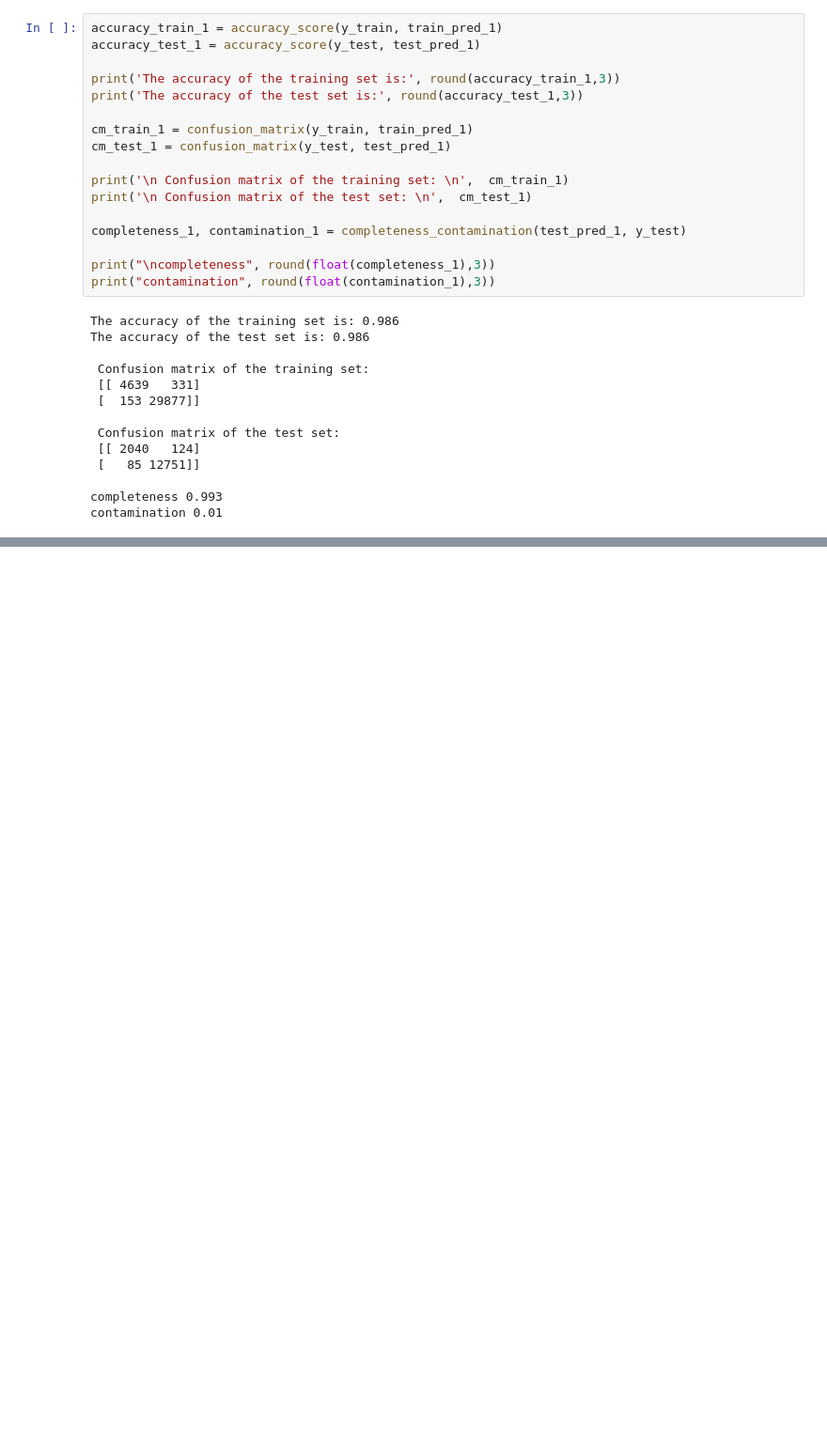
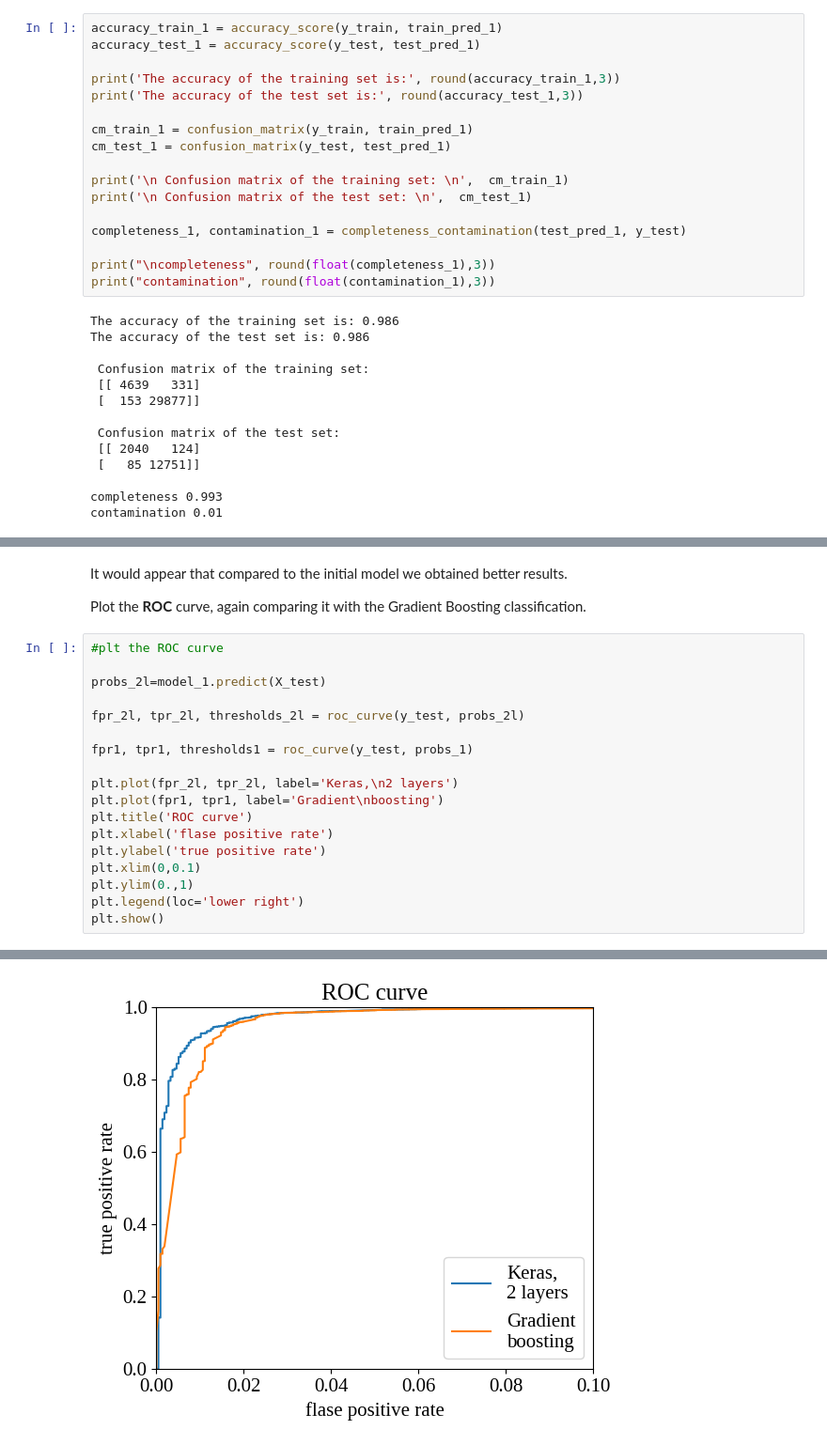
Before and after one commit to Alexpedro130/astrostatistics_bicocca_2023, a Jupyter notebook: working/L22_galaxy_QSO_neuralnetwork.ipynb, the cells around one changed output, grey strips where cells are left out. Shown: that part at 94% size. Drawn from its saved outputs; the diff is of its cells as text; blank space fills up the shorter version.

```diff
--- a/working/L22_galaxy_QSO_neuralnetwork.ipynb
+++ b/working/L22_galaxy_QSO_neuralnetwork.ipynb
@@ -593,0 +673,23 @@ contamination 0.01
+# %% [markdown]
+It would appear that compared to the initial model we obtained better results.
+
+Plot the **ROC** curve, again comparing it with the Gradient Boosting classification.
+# %%
+#plt the ROC curve
+
+probs_2l=model_1.predict(X_test)
+
+fpr_2l, tpr_2l, thresholds_2l = roc_curve(y_test, probs_2l)
+
+fpr1, tpr1, thresholds1 = roc_curve(y_test, probs_1)
+
+plt.plot(fpr_2l, tpr_2l, label='Keras,\n2 layers')
+plt.plot(fpr1, tpr1, label='Gradient\nboosting')
+plt.title('ROC curve')
+plt.xlabel('flase positive rate')
+plt.ylabel('true positive rate')
+plt.xlim(0,0.1)
+plt.ylim(0.,1)
+plt.legend(loc='lower right')
+plt.show()
+# %% [output]
@@ -593,0 +697 @@ contamination 0.01
+[figure, added]
```
Also changed, not shown: parts of 45 cells of this notebook.
